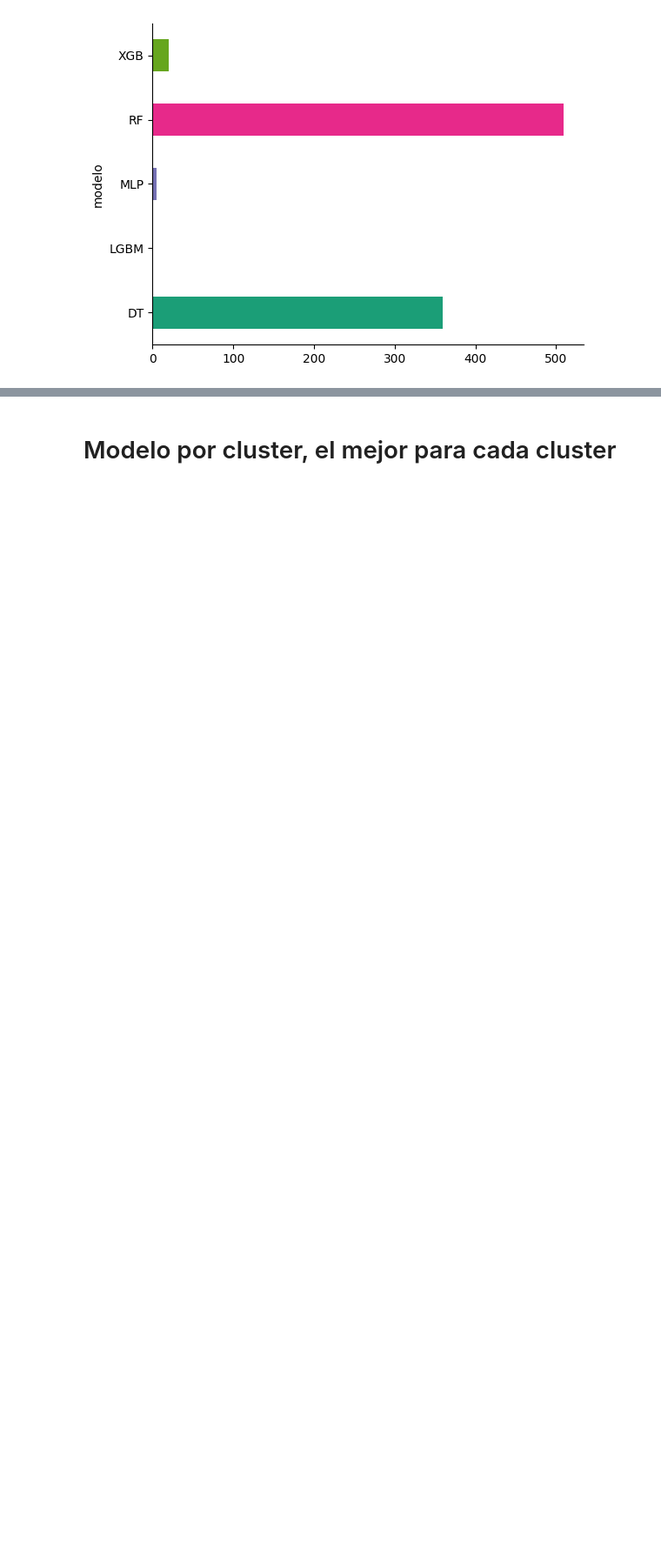
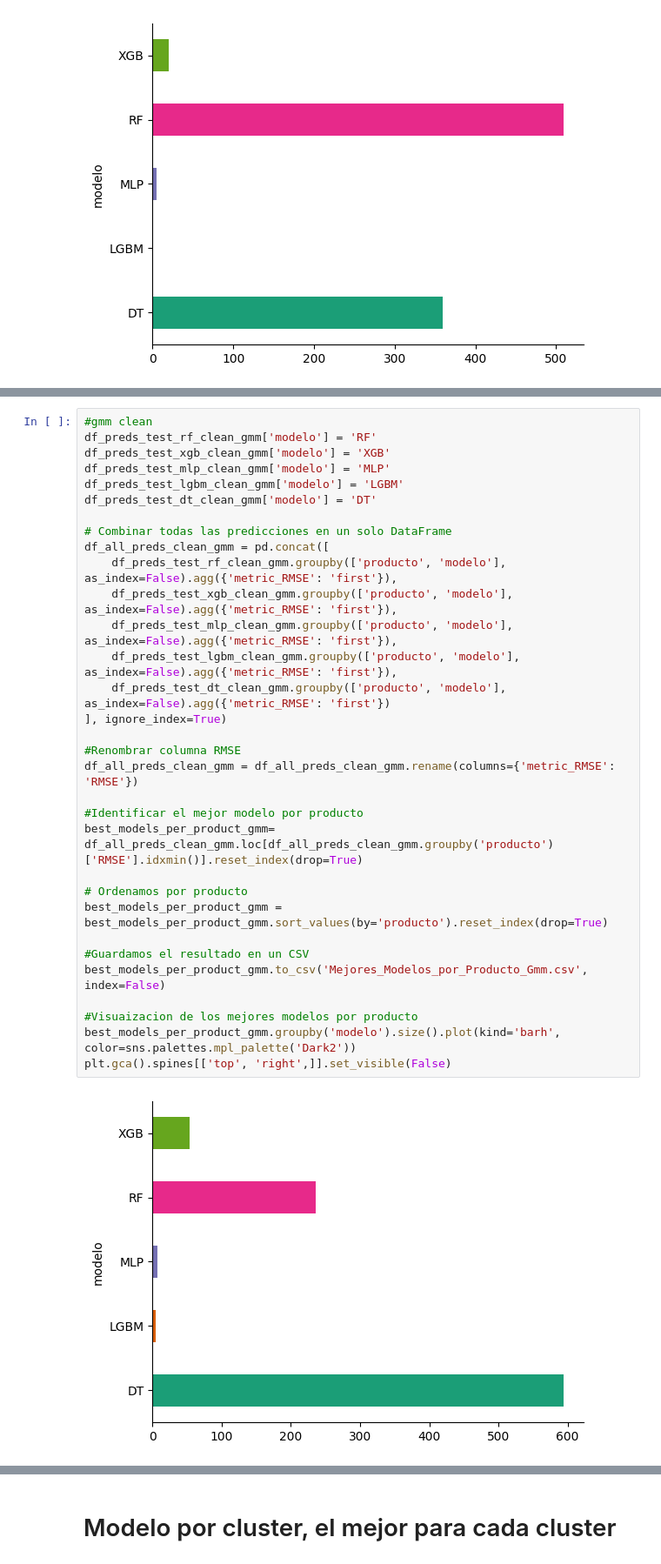
Before and after one commit to YesicaFdzr/TFM_Demand_Prediction, a Jupyter notebook: 02_preprocesado_modelado.ipynb, the cells around one changed output, grey strips where cells are left out. Shown at 87% size. Drawn from its saved outputs; the diff is of its cells as text; blank space fills up the shorter version.

```diff
--- a/02_preprocesado_modelado.ipynb
+++ b/02_preprocesado_modelado.ipynb
@@ -2793 +2803,35 @@ plt.gca().spines[['top', 'right',]].set_visible(False)
+# %%
+#gmm clean
+df_preds_test_rf_clean_gmm['modelo'] = 'RF'
+df_preds_test_xgb_clean_gmm['modelo'] = 'XGB'
+df_preds_test_mlp_clean_gmm['modelo'] = 'MLP'
+df_preds_test_lgbm_clean_gmm['modelo'] = 'LGBM'
+df_preds_test_dt_clean_gmm['modelo'] = 'DT'
+
+# Combinar todas las predicciones en un solo DataFrame
+df_all_preds_clean_gmm = pd.concat([
+    df_preds_test_rf_clean_gmm.groupby(['producto', 'modelo'], as_index=False).agg({'metric_RMSE': 'first'}),
+    df_preds_test_xgb_clean_gmm.groupby(['producto', 'modelo'], as_index=False).agg({'metric_RMSE': 'first'}),
+    df_preds_test_mlp_clean_gmm.groupby(['producto', 'modelo'], as_index=False).agg({'metric_RMSE': 'first'}),
+    df_preds_test_lgbm_clean_gmm.groupby(['producto', 'modelo'], as_index=False).agg({'metric_RMSE': 'first'}),
+    df_preds_test_dt_clean_gmm.groupby(['producto', 'modelo'], as_index=False).agg({'metric_RMSE': 'first'})
+], ignore_index=True)
+
+#Renombrar columna RMSE
+df_all_preds_clean_gmm = df_all_preds_clean_gmm.rename(columns={'metric_RMSE': 'RMSE'})
+
+#Identificar el mejor modelo por producto
+best_models_per_product_gmm= df_all_preds_clean_gmm.loc[df_all_preds_clean_gmm.groupby('producto')['RMSE'].idxmin()].reset_index(drop=True)
+
+# Ordenamos por producto
+best_models_per_product_gmm = best_models_per_product_gmm.sort_values(by='producto').reset_index(drop=True)
+
+#Guardamos el resultado en un CSV
+best_models_per_product_gmm.to_csv('Mejores_Modelos_por_Producto_Gmm.csv', index=False)
+
+#Visuaizacion de los mejores modelos por producto
+best_models_per_product_gmm.groupby('modelo').size().plot(kind='barh', color=sns.palettes.mpl_palette('Dark2'))
+plt.gca().spines[['top', 'right',]].set_visible(False)
+# %% [output]
+[figure, added]
 # %% [markdown]
```
Also changed, not shown: parts of 7 cells of this notebook, 1 other file.
